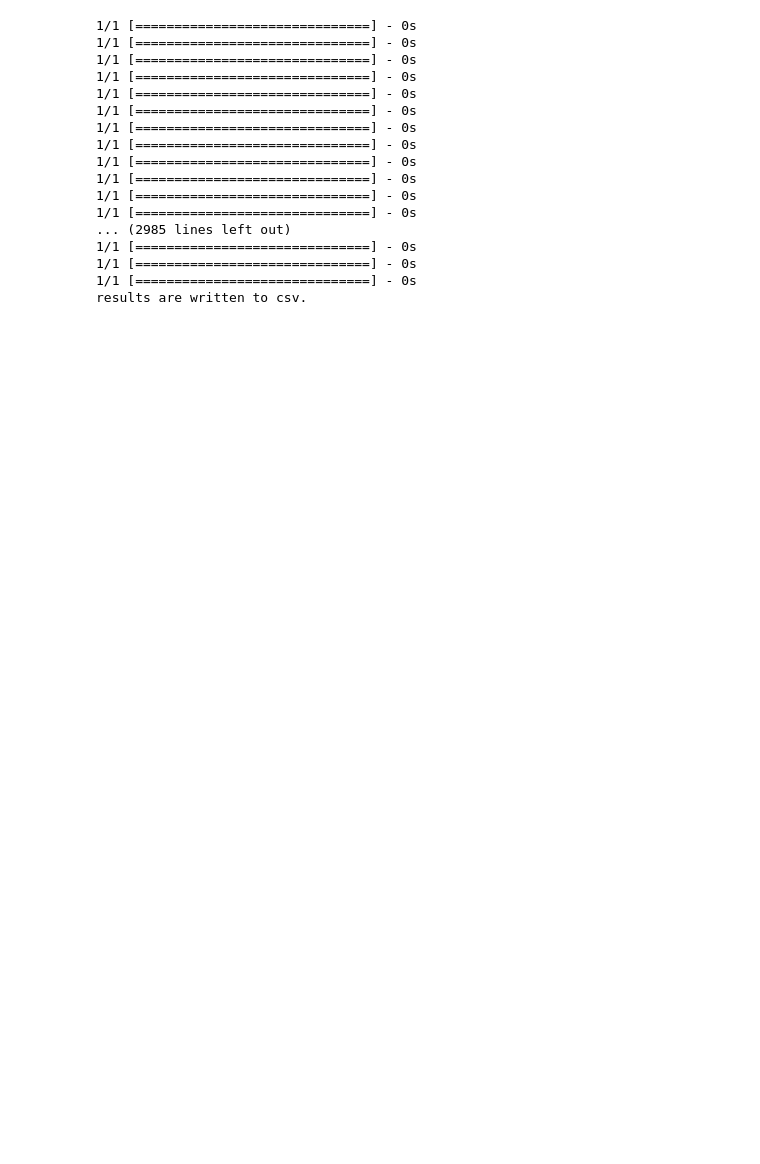
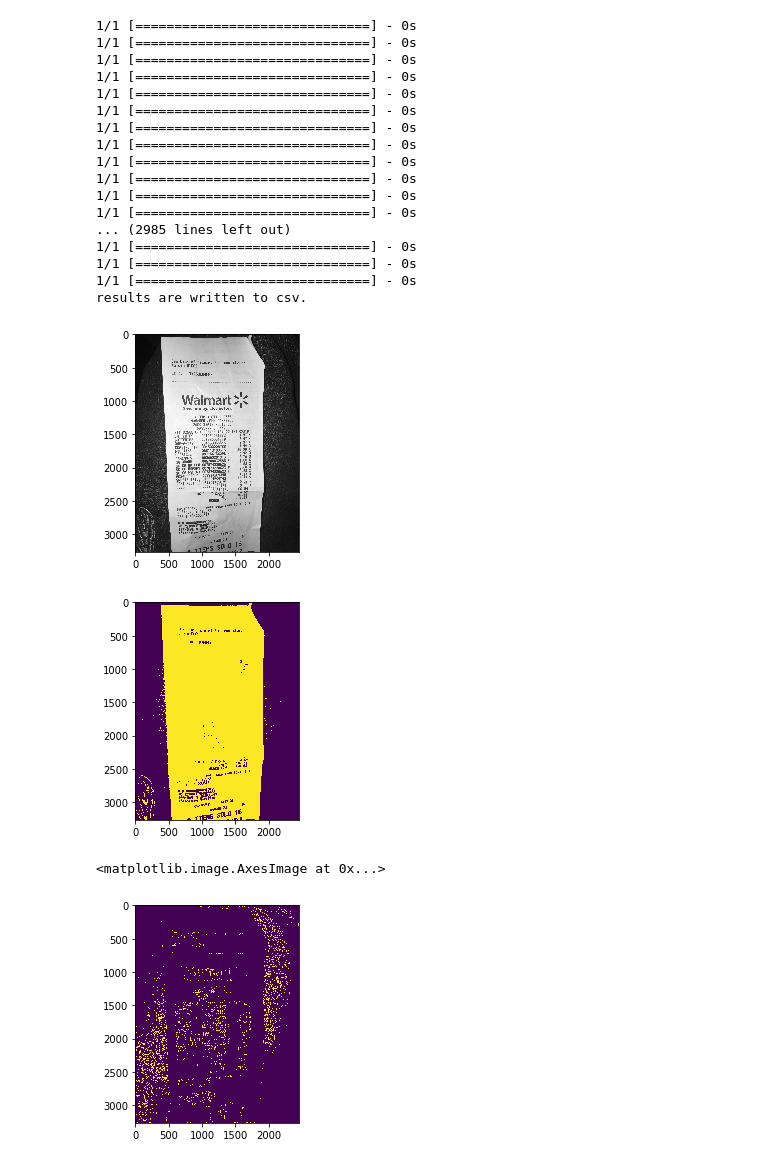
Before and after one commit to luqiang21/Aeon-data-science-project, a Jupyter notebook: receipt_recognition.ipynb, the cells around one changed output. Drawn from its saved outputs; the diff is of its cells as text; code cells hidden in the pictures; blank space fills up the shorter version.

```diff
--- a/receipt_recognition.ipynb
+++ b/receipt_recognition.ipynb
@@ -393,3 +399,49 @@ print('results are written to csv.')
 1/1 [==============================] - 0s
 1/1 [==============================] - 0s
 results are written to csv.
+# %%
+'''Playground'''
+'''canny edge detector'''
+def gaussian_blur(img, kernel_size):
+    """Applies a Gaussian Noise kernel"""
+    return cv2.GaussianBlur(img, (kernel_size, kernel_size), 0)
+
+def canny(img, low_threshold, high_threshold):
+    """Applies the Canny transform"""
+    return cv2.Canny(img, low_threshold, high_threshold)
+image_name = 'images/58a0deb9e4b0314ab22f9906.jpg'
+# image_name = 'images/58b61e0ee4b0d23e37734d43.jpg'
+image = cv2.imread(image_name)
+# image = cv2.resize(image, (col, row), interpolation=cv2.INTER_AREA)
+image = cv2.cvtColor(image, cv2.COLOR_BGR2GRAY)
+gray = image
+
+# Define a kernel size and apply Gaussian smoothing
+kernel_size = 5
+blur_gray = gaussian_blur(gray, kernel_size)
+
+low_threshold = 0
+high_threshold = 150
+edges = canny(blur_gray, low_threshold, high_threshold)
+
+from skimage.filters.rank import median
+from skimage.morphology import disk
+plt.imshow(median(image, disk(1)), vmin=0, vmax=255, cmap=plt.cm.gray)
+rank_filtered = median(image, disk(1))
+cv2.imwrite('1.jpg',m)
+plt.show()
+
+ret,thresh = cv2.threshold(rank_filtered,50,255,0)
+img, contours, hierarchy = cv2.findContours(thresh,cv2.RETR_TREE,cv2.CHAIN_APPROX_SIMPLE)
+
+cv2.drawContours(img, contours, -1, (0,255,0), 3)
+plt.imshow(img)
+plt.show()
+
+# image = np.reshape(image, (66, 220, 1))
+plt.imshow(edges)
+# %% [output]
+[figure, added]
+[figure, added]
+<matplotlib.image.AxesImage at 0x...>
+[figure, added]
```
Also changed, not shown: parts of 9 cells of this notebook, 2 other files.
